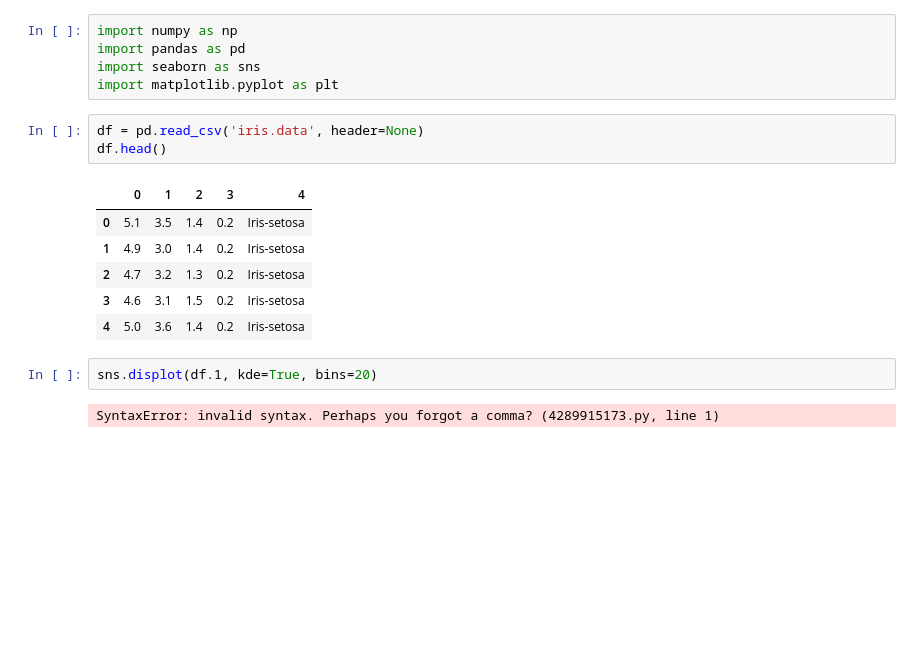
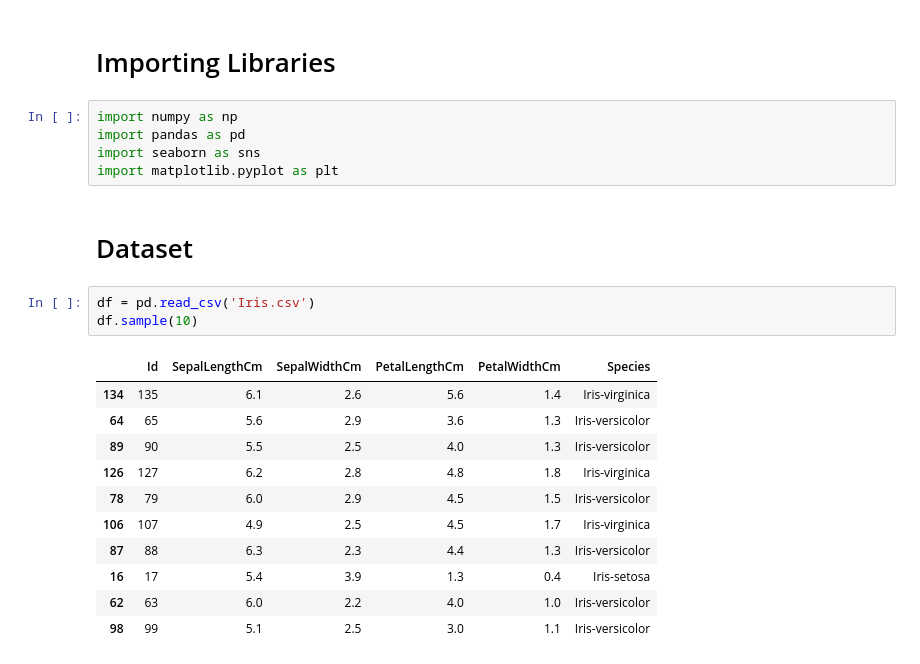
Before and after one commit to VirajBhagiya/Regression-Algorithms, a Jupyter notebook: Iris.ipynb, the cells around one changed output. Saved outputs shown, nothing was run; the diff lists cells and outputs as text; blank space fills up the shorter version.

```diff
--- a/Iris.ipynb
+++ b/Iris.ipynb
@@ -1,19 +1,24 @@
+# %% [markdown]
+# Importing Libraries
 # %%
 import numpy as np
 import pandas as pd
 import seaborn as sns
 import matplotlib.pyplot as plt
+# %% [markdown]
+# Dataset
 # %%
-df = pd.read_csv('iris.data', header=None)
-df.head()
+df = pd.read_csv('Iris.csv')
+df.sample(10)
 # %% [output]
-|  | 0 | 1 | 2 | 3 | 4 |
-| 0 | 5.1 | 3.5 | 1.4 | 0.2 | Iris-setosa |
-| 1 | 4.9 | 3.0 | 1.4 | 0.2 | Iris-setosa |
-| 2 | 4.7 | 3.2 | 1.3 | 0.2 | Iris-setosa |
-| 3 | 4.6 | 3.1 | 1.5 | 0.2 | Iris-setosa |
-| 4 | 5.0 | 3.6 | 1.4 | 0.2 | Iris-setosa |
+|  | Id | SepalLengthCm | SepalWidthCm | PetalLengthCm | PetalWidthCm | Species |
+| 134 | 135 | 6.1 | 2.6 | 5.6 | 1.4 | Iris-virginica |
+| 64 | 65 | 5.6 | 2.9 | 3.6 | 1.3 | Iris-versicolor |
+| 89 | 90 | 5.5 | 2.5 | 4.0 | 1.3 | Iris-versicolor |
+| 126 | 127 | 6.2 | 2.8 | 4.8 | 1.8 | Iris-virginica |
+| 78 | 79 | 6.0 | 2.9 | 4.5 | 1.5 | Iris-versicolor |
+| 106 | 107 | 4.9 | 2.5 | 4.5 | 1.7 | Iris-virginica |
+| 87 | 88 | 6.3 | 2.3 | 4.4 | 1.3 | Iris-versicolor |
+| 16 | 17 | 5.4 | 3.9 | 1.3 | 0.4 | Iris-setosa |
+| 62 | 63 | 6.0 | 2.2 | 4.0 | 1.0 | Iris-versicolor |
+| 98 | 99 | 5.1 | 2.5 | 3.0 | 1.1 | Iris-versicolor |
-# %%
-sns.displot(df.1, kde=True, bins=20)
-# %% [output]
-SyntaxError: invalid syntax. Perhaps you forgot a comma? (4289915173.py, line 1)
```
Also changed, not shown: parts of 24 cells of this notebook.
